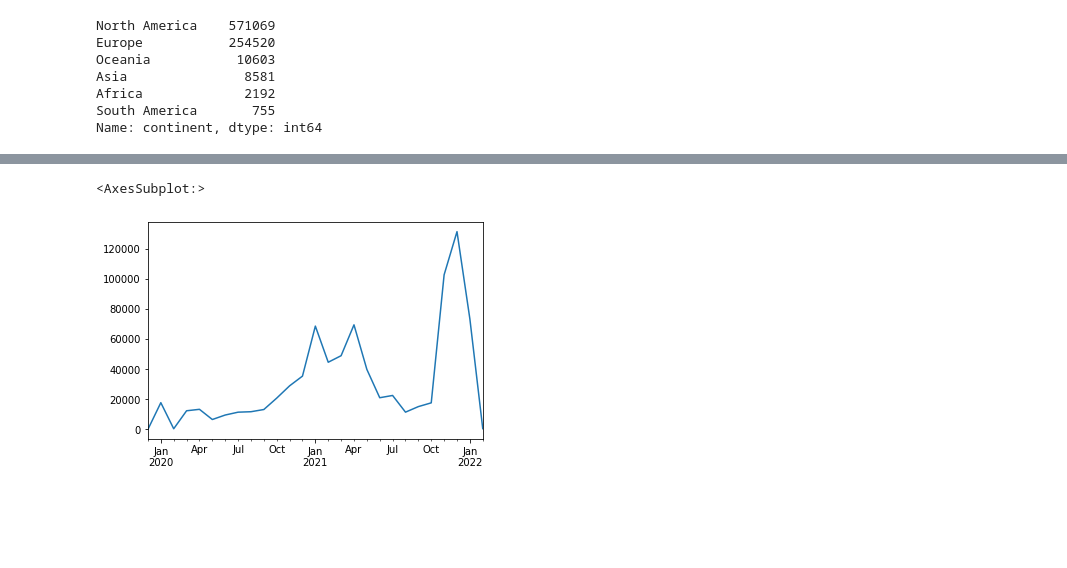
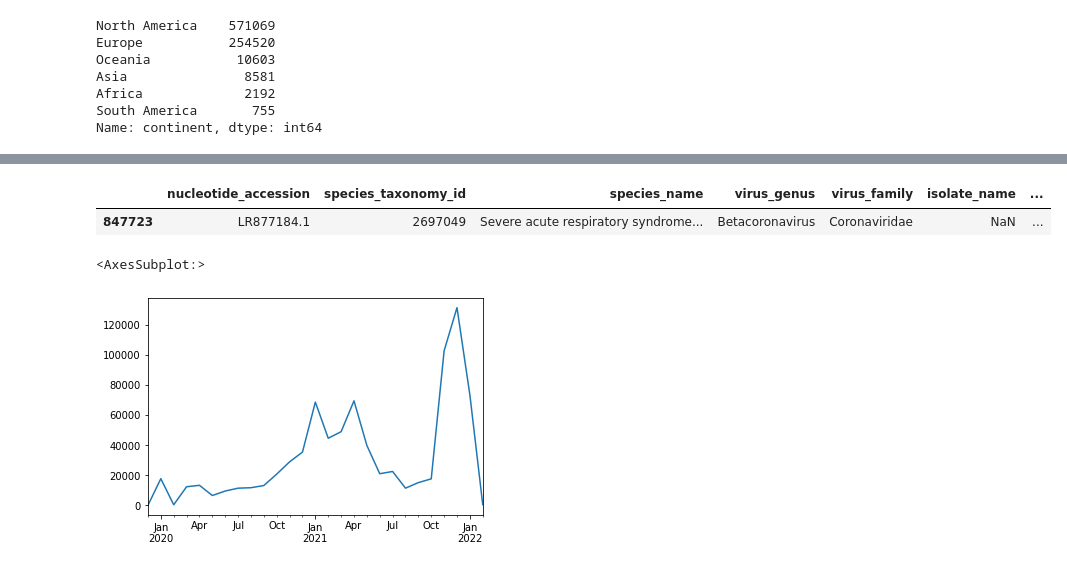
Before and after one commit to dataquestio/project-walkthroughs, a Jupyter notebook: covidrna/covid_genome.ipynb, the cells around one changed output, grey strips where cells are left out. Cells and saved outputs as stored; diff of their text form; code cells hidden in the pictures; blank space fills up the shorter version.

```diff
--- a/covidrna/covid_genome.ipynb
+++ b/covidrna/covid_genome.ipynb
@@ -83,3 +76,8 @@ Name: continent, dtype: int64
+# %%
+metadata[metadata["nucleotide_length"] == metadata["nucleotide_length"].min()]
+# %% [output]
+|  | nucleotide_accession | species_taxonomy_id | species_name | virus_genus | virus_family | isolate_name | ... |
+| 847723 | LR877184.1 | 2697049 | Severe acute respiratory syndrome... | Betacoronavirus | Coronaviridae | NaN | ... |
 # %%
 sample_month = pd.Series(metadata["collection_date"].values.astype("<M8[M]"))
 # %%
```
Also changed, not shown: parts of 43 cells of this notebook, 1 other file.
